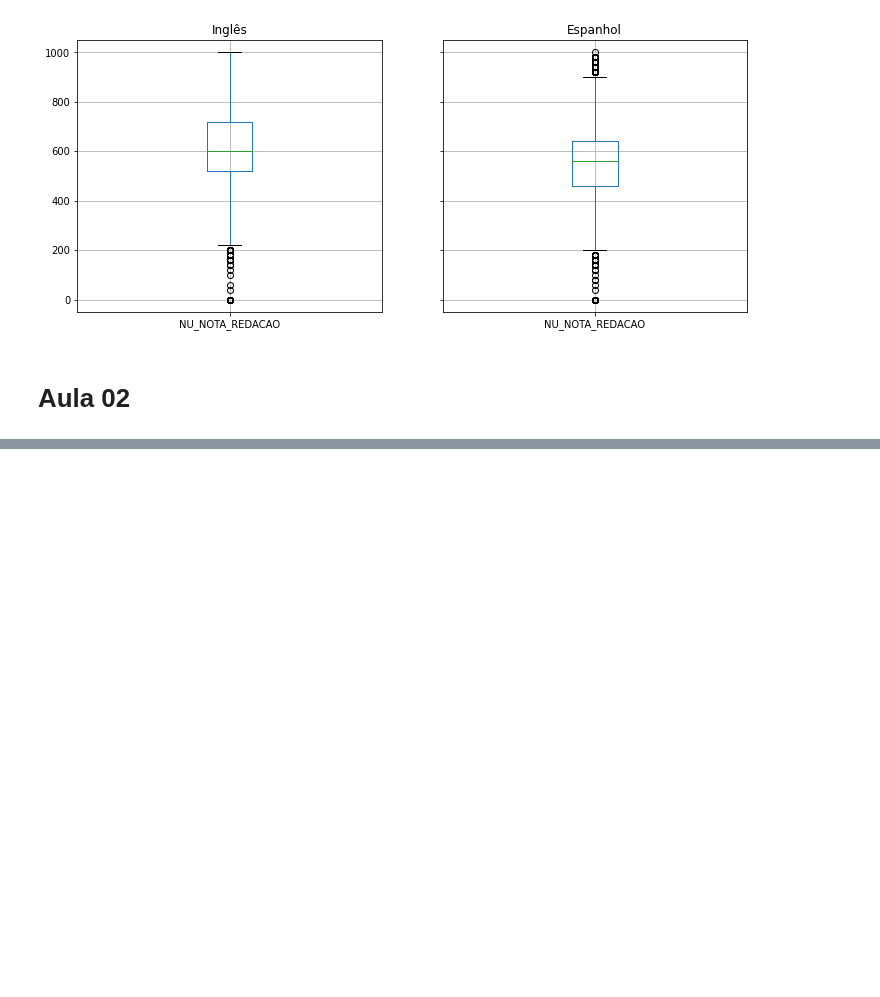
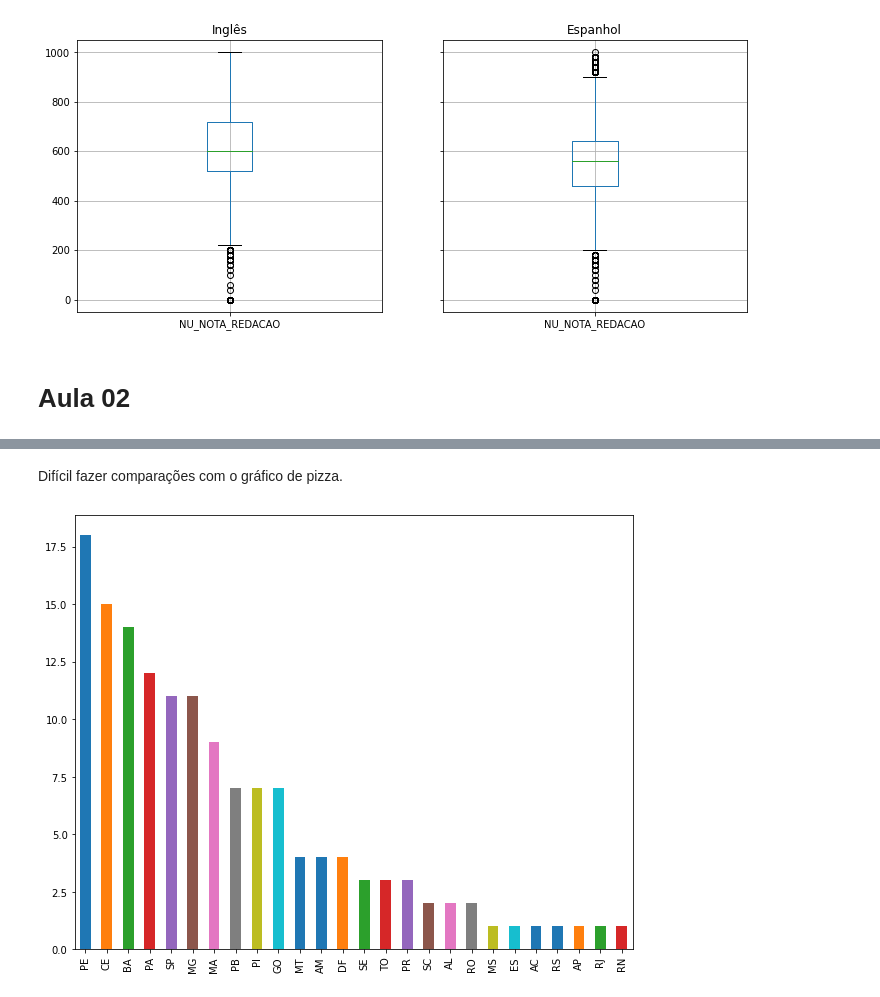
Before and after one commit to gabrielatrindade/quarentenadados-alura, a Jupyter notebook: imersao-dados-2/aula-01-aula-02.ipynb, the cells around one changed output, grey strips where cells are left out. Cells and saved outputs as stored; diff of their text form; code cells hidden in the pictures; blank space fills up the shorter version.

```diff
--- a/imersao-dados-2/aula-01-aula-02.ipynb
+++ b/imersao-dados-2/aula-01-aula-02.ipynb
@@ -429,0 +458,11 @@ AREA: NU_NOTA_REDACAO
+# %% [markdown]
+Difícil fazer comparações com o gráfico de pizza.
+# %%
+inscritos_menor_quartoze['SG_UF_RESIDENCIA'] \
+        .value_counts() \
+        .plot \
+        .bar(figsize=(10,8))
+
+plt.show()
+# %% [output]
+[figure, added]
```
Also changed, not shown: parts of 68 cells of this notebook.
